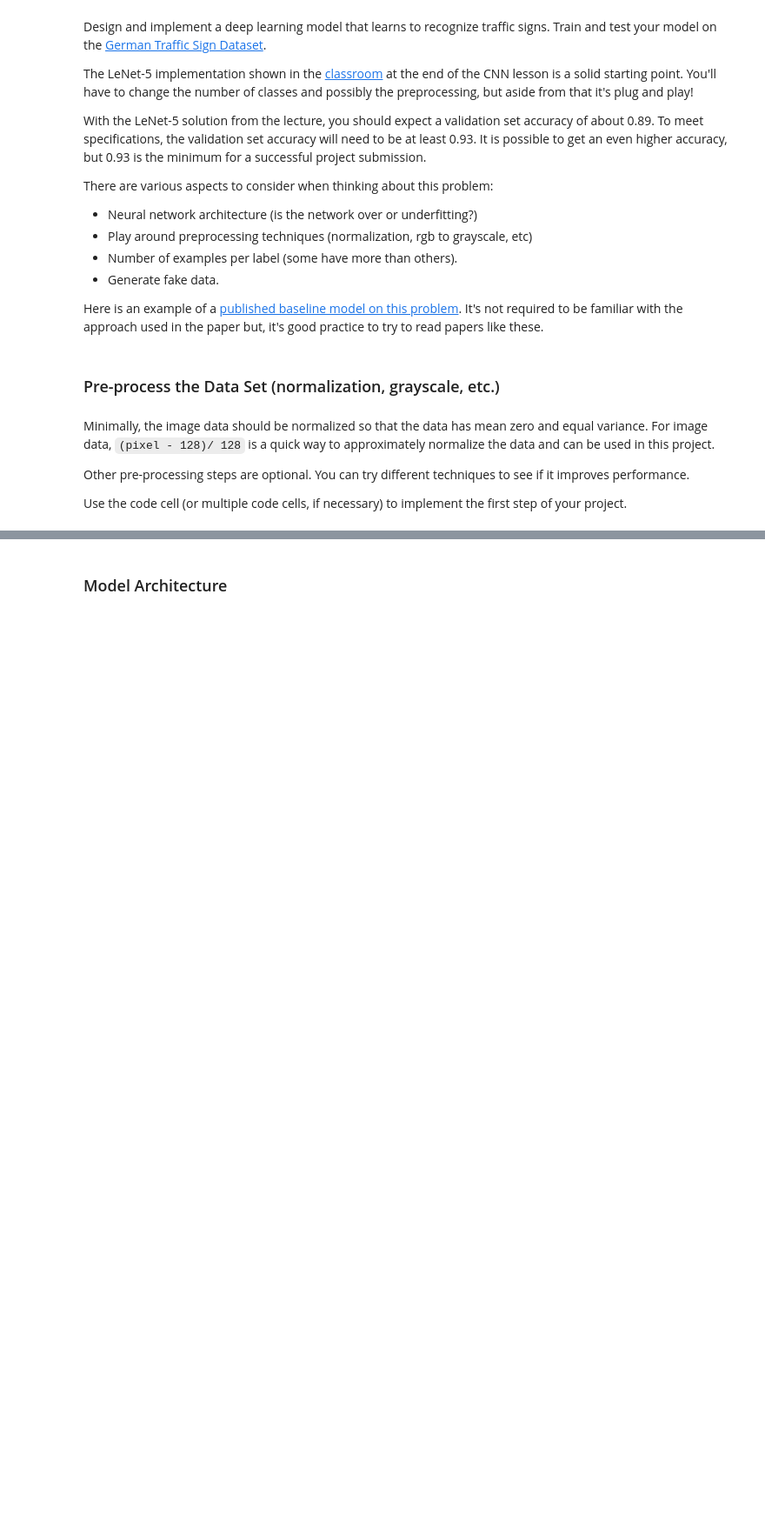
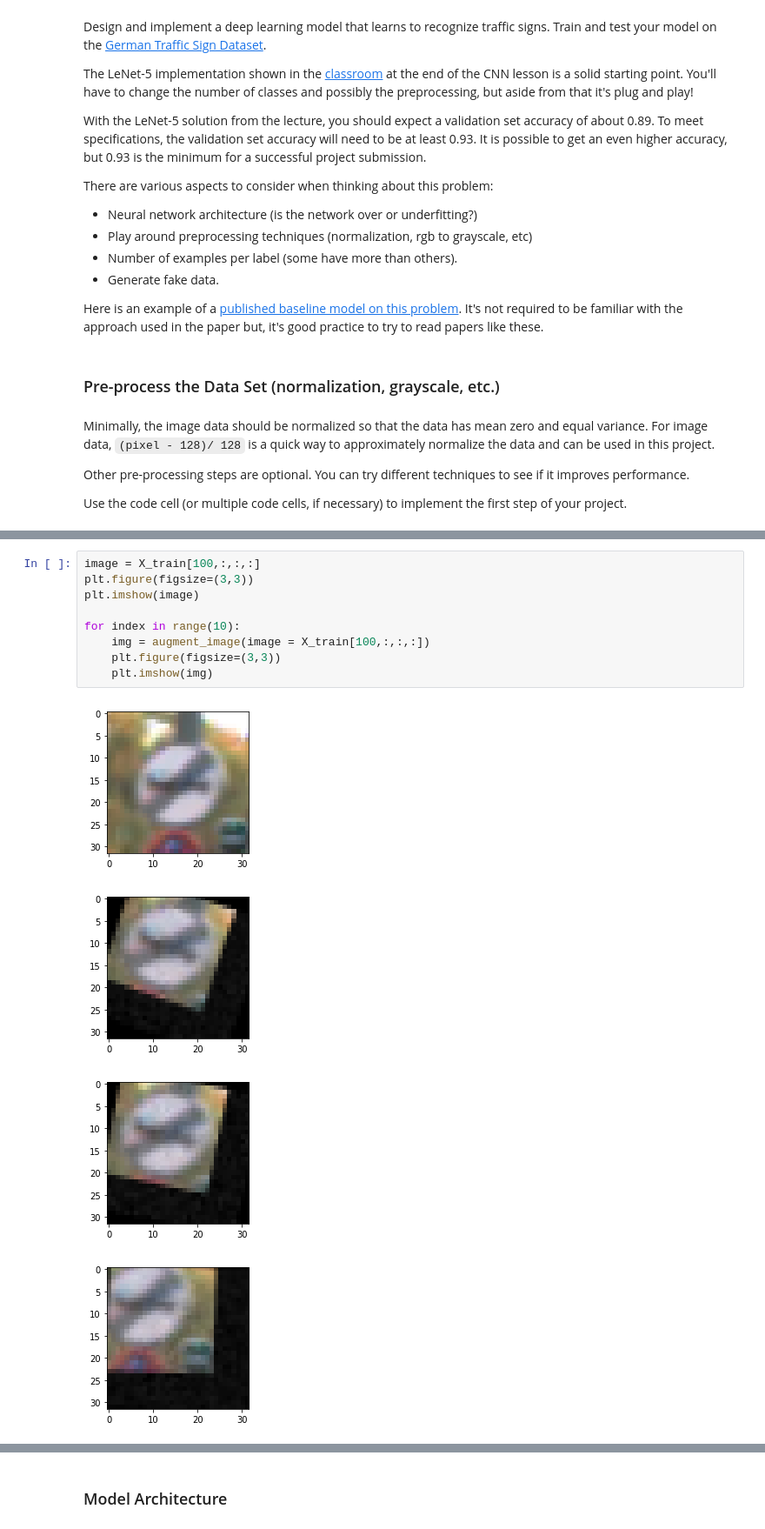
Before and after one commit to GaddyW/Traffic-Sign-Classifier, a Jupyter notebook: Traffic_Sign_Classifier.ipynb, the cells around one changed output, grey strips where cells are left out. Shown at 87% size. Drawn from its saved outputs; the diff is of its cells as text; blank space fills up the shorter version.

```diff
--- a/Traffic_Sign_Classifier.ipynb
+++ b/Traffic_Sign_Classifier.ipynb
@@ -229,0 +271,14 @@ from sklearn.utils import shuffle
+# %%
+image = X_train[100,:,:,:]
+plt.figure(figsize=(3,3))
+plt.imshow(image)
+
+for index in range(10):
+    img = augment_image(image = X_train[100,:,:,:])
+    plt.figure(figsize=(3,3))
+    plt.imshow(img)
+# %% [output]
+[figure, added]
+[figure, added]
+[figure, added]
+[figure, added]
```
Also changed, not shown: parts of 13 cells of this notebook, 4 other files.
